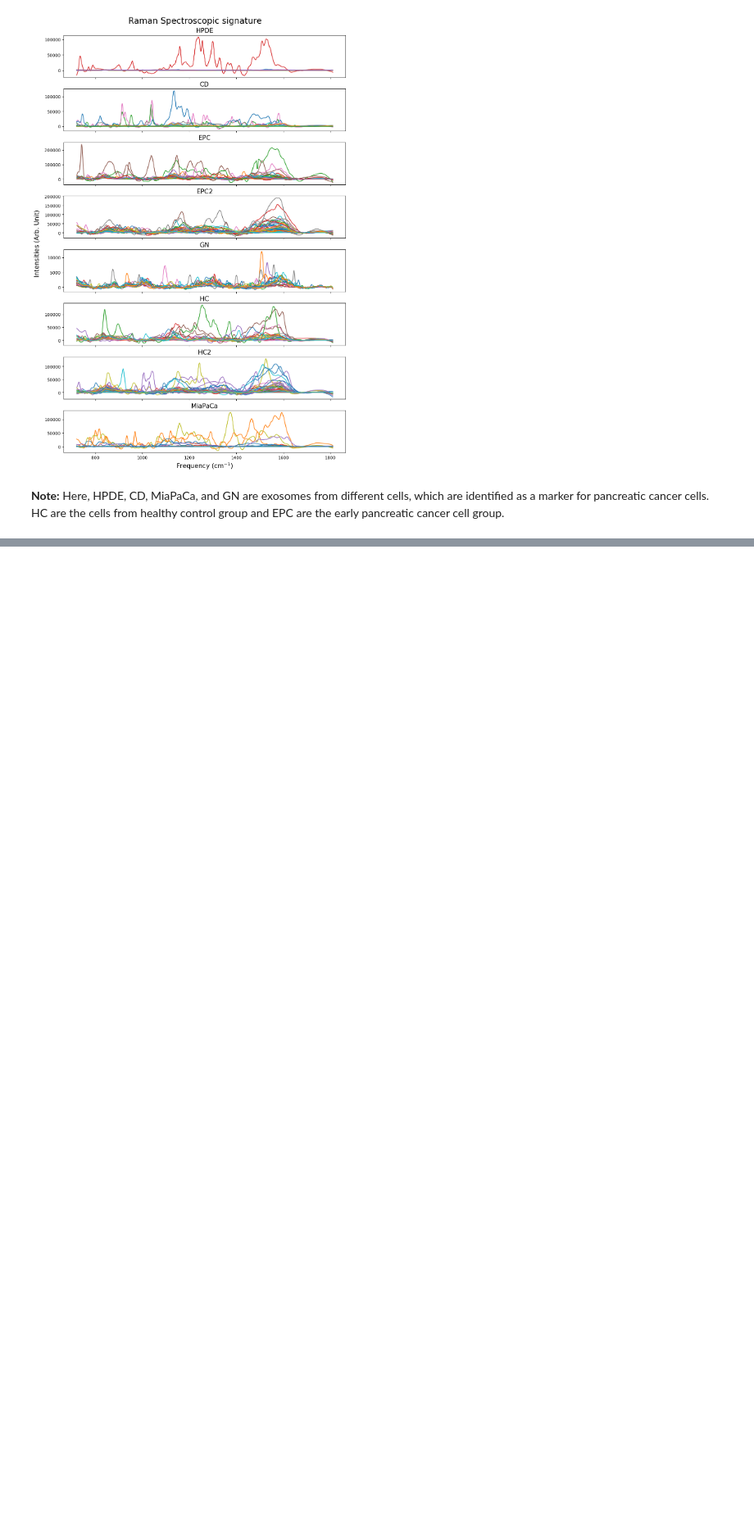
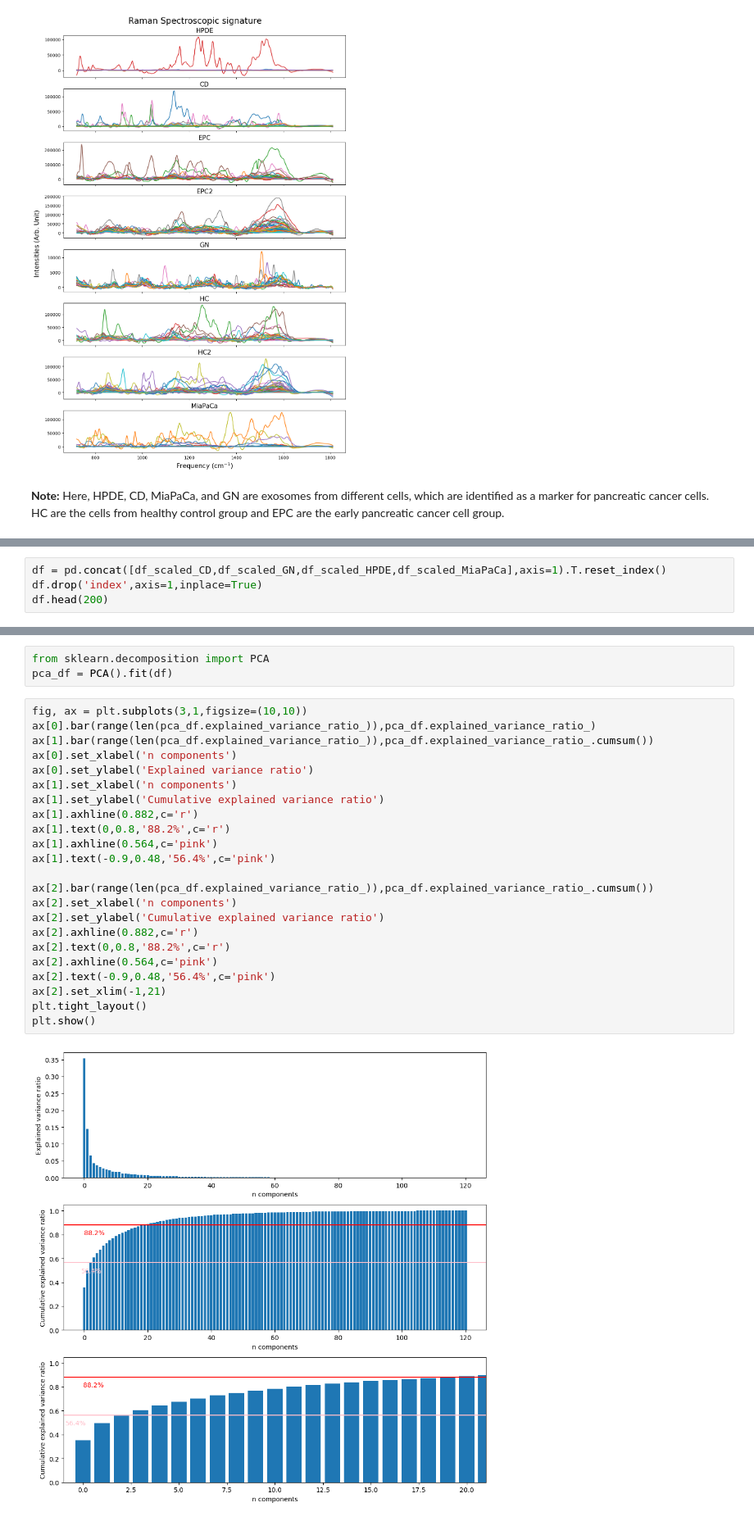
Before and after one commit to kpark11/Springboard, a Jupyter notebook: Capstone-Project/SERS_Raman_Pancreatic_Cancer/SERS_Raman_Pancreatic_Cancer.ipynb, the cells around one changed output, grey strips where cells are left out. Shown at 82% size. Cells and saved outputs as stored; diff of their text form; blank space fills up the shorter version.

```diff
--- a/Capstone-Project/SERS_Raman_Pancreatic_Cancer/SERS_Raman_Pancreatic_Cancer.ipynb
+++ b/Capstone-Project/SERS_Raman_Pancreatic_Cancer/SERS_Raman_Pancreatic_Cancer.ipynb
@@ -303,0 +368,4 @@ plt.show()
+# %%
+df = pd.concat([df_scaled_CD,df_scaled_GN,df_scaled_HPDE,df_scaled_MiaPaCa],axis=1).T.reset_index()
+df.drop('index',axis=1,inplace=True)
+df.head(200)
@@ -303,0 +390,28 @@ plt.show()
+# %%
+from sklearn.decomposition import PCA
+pca_df = PCA().fit(df)
+# %%
+fig, ax = plt.subplots(3,1,figsize=(10,10))
+ax[0].bar(range(len(pca_df.explained_variance_ratio_)),pca_df.explained_variance_ratio_)
+ax[1].bar(range(len(pca_df.explained_variance_ratio_)),pca_df.explained_variance_ratio_.cumsum())
+ax[0].set_xlabel('n components')
+ax[0].set_ylabel('Explained variance ratio')
+ax[1].set_xlabel('n components')
+ax[1].set_ylabel('Cumulative explained variance ratio')
+ax[1].axhline(0.882,c='r')
+ax[1].text(0,0.8,'88.2%',c='r')
+ax[1].axhline(0.564,c='pink')
+ax[1].text(-0.9,0.48,'56.4%',c='pink')
+
+ax[2].bar(range(len(pca_df.explained_variance_ratio_)),pca_df.explained_variance_ratio_.cumsum())
+ax[2].set_xlabel('n components')
+ax[2].set_ylabel('Cumulative explained variance ratio')
+ax[2].axhline(0.882,c='r')
+ax[2].text(0,0.8,'88.2%',c='r')
+ax[2].axhline(0.564,c='pink')
+ax[2].text(-0.9,0.48,'56.4%',c='pink')
+ax[2].set_xlim(-1,21)
+plt.tight_layout()
+plt.show()
+# %% [output]
+[figure, added]
```
Also changed, not shown: parts of 15 cells of this notebook, 1 other file.
